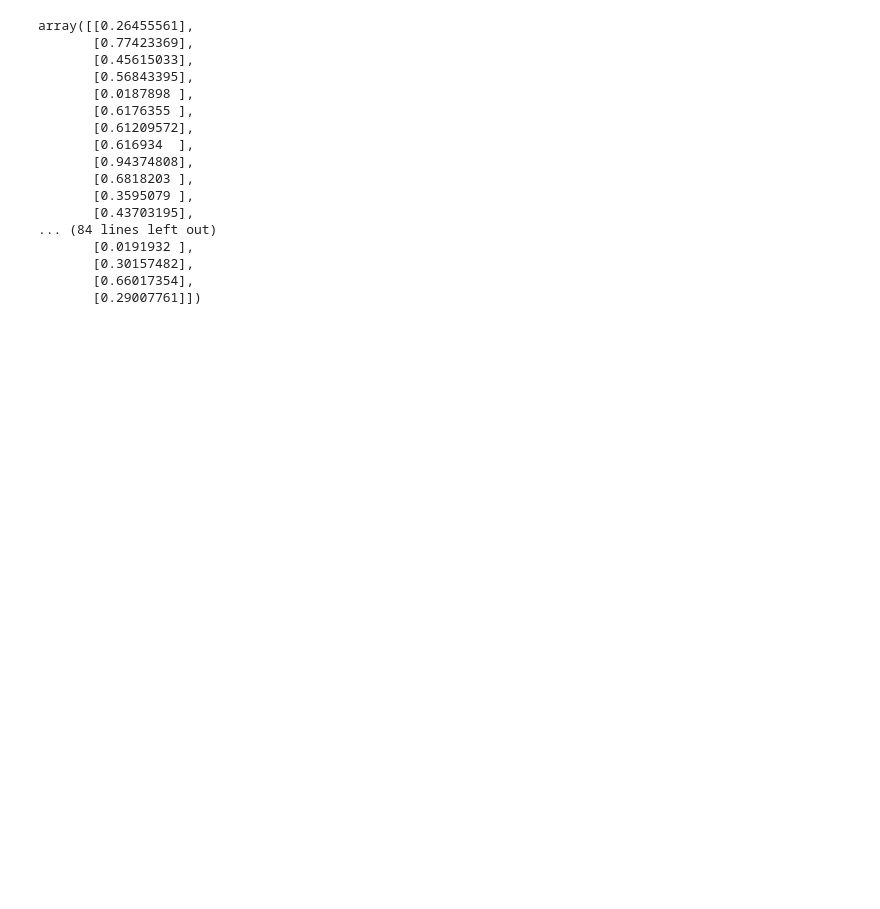
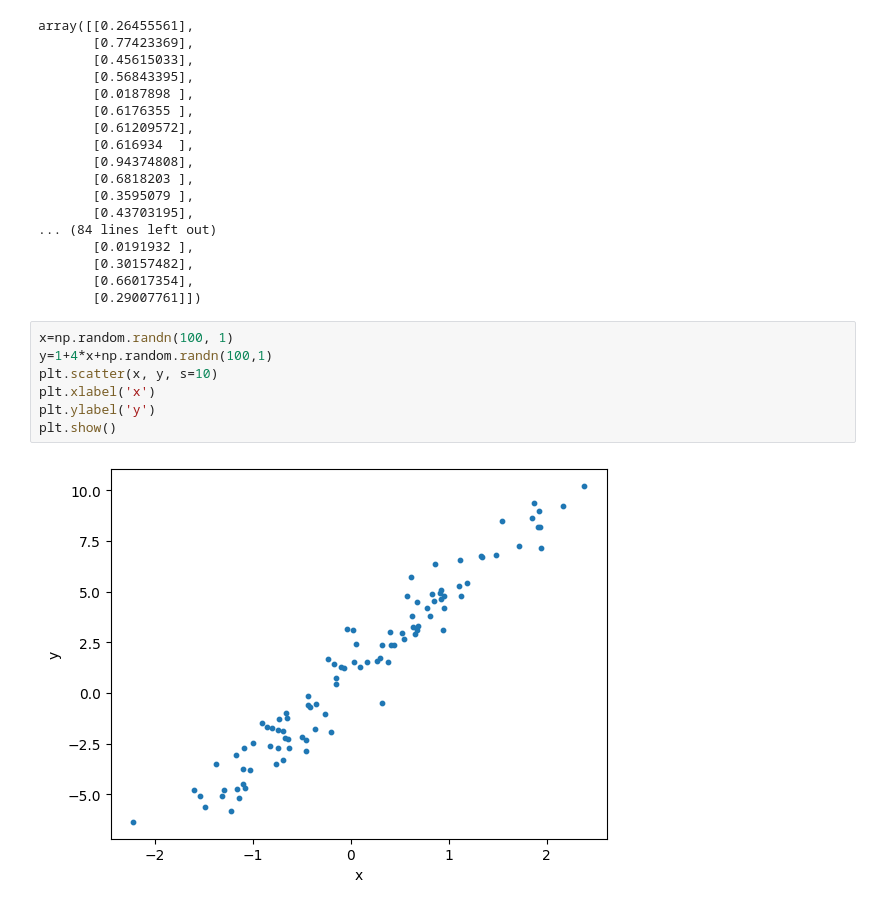
Before and after one commit to Dmitriy6655/Sem1_Machine_learning, a Jupyter notebook: Копия_блокнота_"Sem1_Machine_learning_ipynb".ipynb, the cells around one changed output. Saved outputs shown, nothing was run; the diff lists cells and outputs as text; blank space fills up the shorter version.

```diff
--- a/Копия_блокнота_"Sem1_Machine_learning_ipynb".ipynb
+++ b/Копия_блокнота_"Sem1_Machine_learning_ipynb".ipynb
@@ -125,3 +125,12 @@ array([[0.26455561],
        [0.30157482],
        [0.66017354],
        [0.29007761]])
+# %%
+x=np.random.randn(100, 1)
+y=1+4*x+np.random.randn(100,1)
+plt.scatter(x, y, s=10)
+plt.xlabel('x')
+plt.ylabel('y')
+plt.show()
+# %% [output]
+[figure, added]
```
Also changed, not shown: parts of 2 cells of this notebook.
